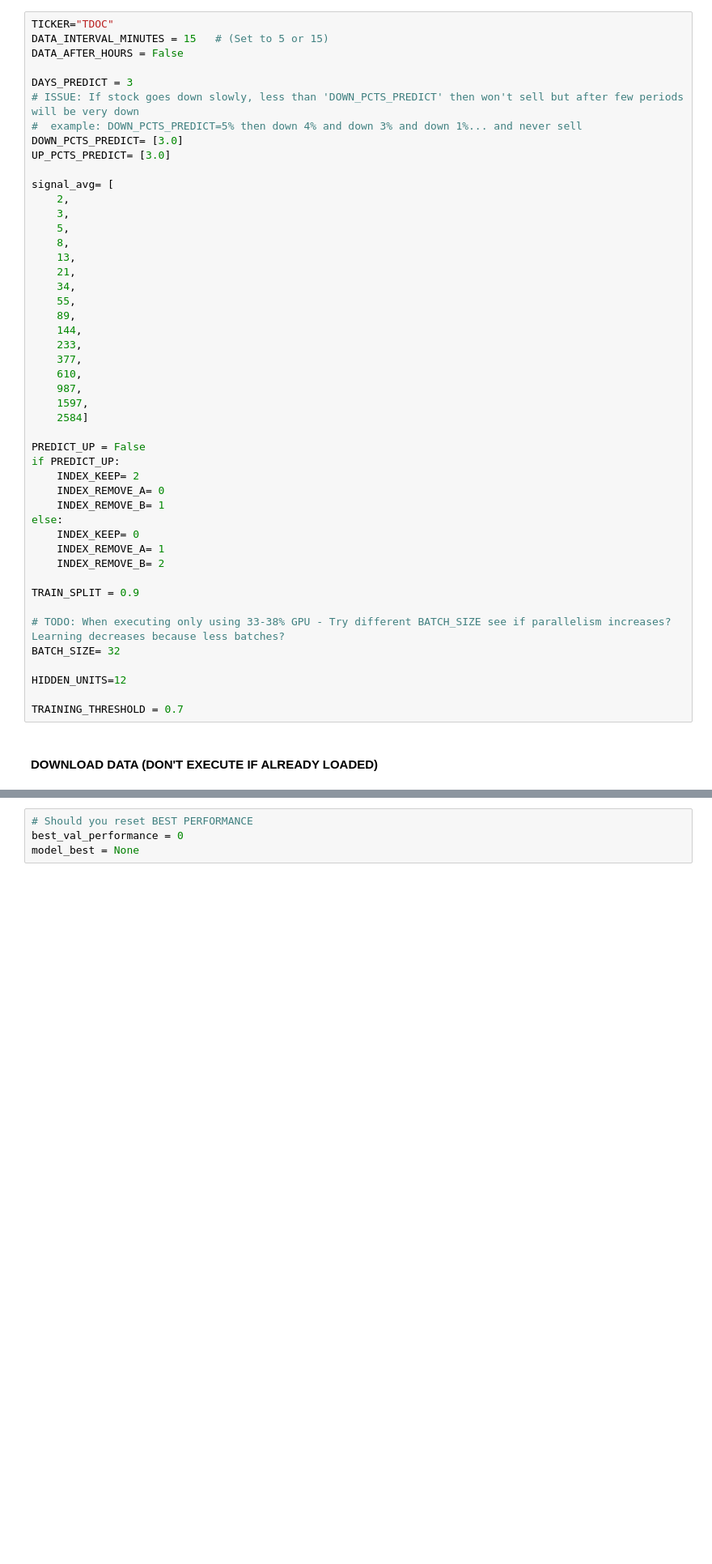
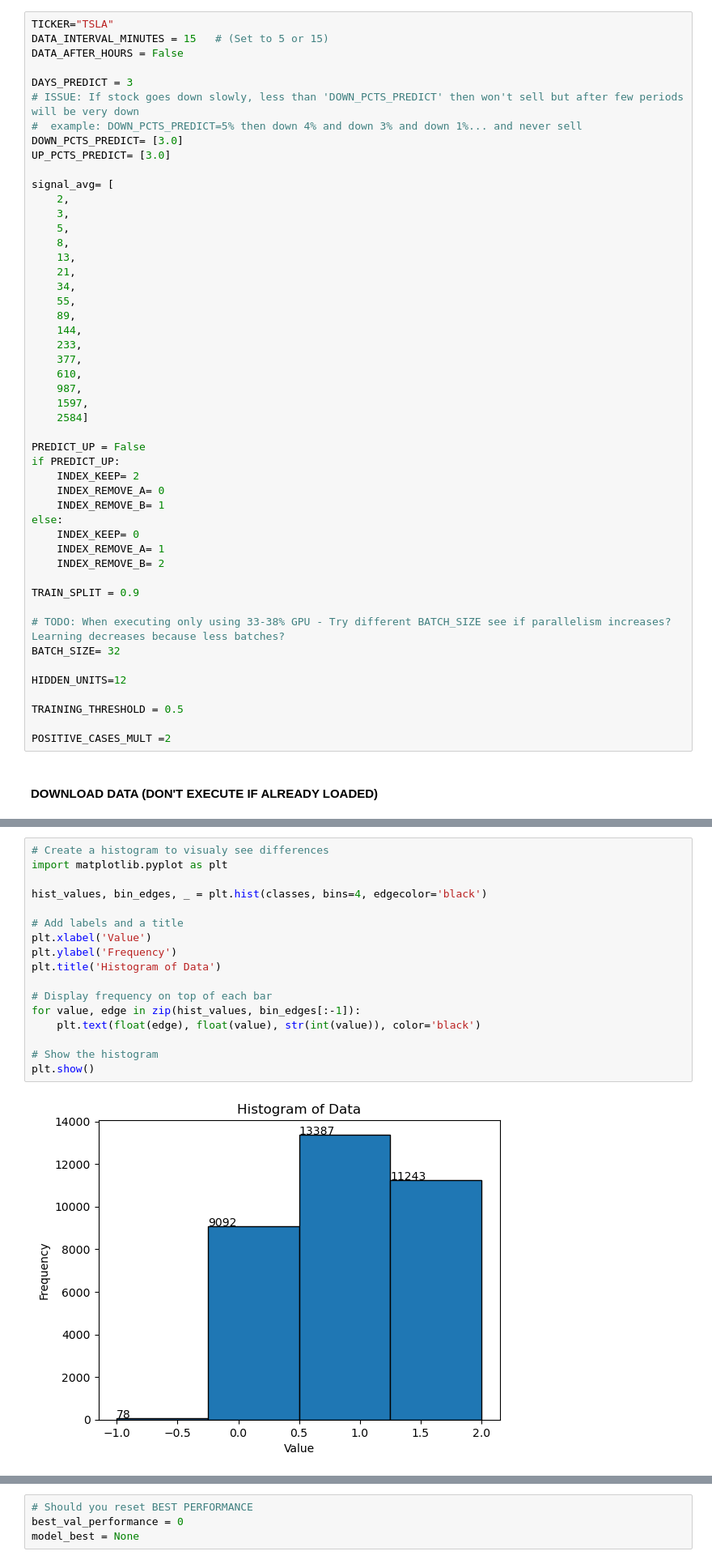
Before and after one commit to rigaml/predict-backtest, a Jupyter notebook: src/notebooks/stock_up_down/single_class.ipynb, the cells around one changed output, grey strips where cells are left out. Shown at 81% size. Drawn from its saved outputs; the diff is of its cells as text; blank space fills up the shorter version.

```diff
--- a/src/notebooks/stock_up_down/single_class.ipynb
+++ b/src/notebooks/stock_up_down/single_class.ipynb
@@ -11,7 +25,7 @@ print(f"Device: {device}")
 # %% [markdown]
 ### SET PARAMETERS:
 # %%
-TICKER="TDOC"
+TICKER="TSLA"
 DATA_INTERVAL_MINUTES = 15   # (Set to 5 or 15)
 DATA_AFTER_HOURS = False
 
@@ -56,7 +70,9 @@ BATCH_SIZE= 32
 
 HIDDEN_UNITS=12
 
-TRAINING_THRESHOLD = 0.7
+TRAINING_THRESHOLD = 0.5
+
+POSITIVE_CASES_MULT =2
 # %% [markdown]
 #### DOWNLOAD DATA (DON'T EXECUTE IF ALREADY LOADED)
 # %%
@@ -171,3 +206,22 @@ lu.display_frequency_classes(classes, DOWN_PCTS_PREDICT, UP_PCTS_PREDICT)
+# %%
+# Create a histogram to visualy see differences
+import matplotlib.pyplot as plt
+
+hist_values, bin_edges, _ = plt.hist(classes, bins=4, edgecolor='black')
+
+# Add labels and a title
+plt.xlabel('Value')
+plt.ylabel('Frequency')
+plt.title('Histogram of Data')
+
+# Display frequency on top of each bar
+for value, edge in zip(hist_values, bin_edges[:-1]):
+    plt.text(float(edge), float(value), str(int(value)), color='black')
+
+# Show the histogram
+plt.show()
+# %% [output]
+[figure, added]
 # %%
 # Display classes value changes over time (last 500 ticks)
 graph_ticks = 500
```
Also changed, not shown: parts of 28 cells of this notebook, 18 other files.
